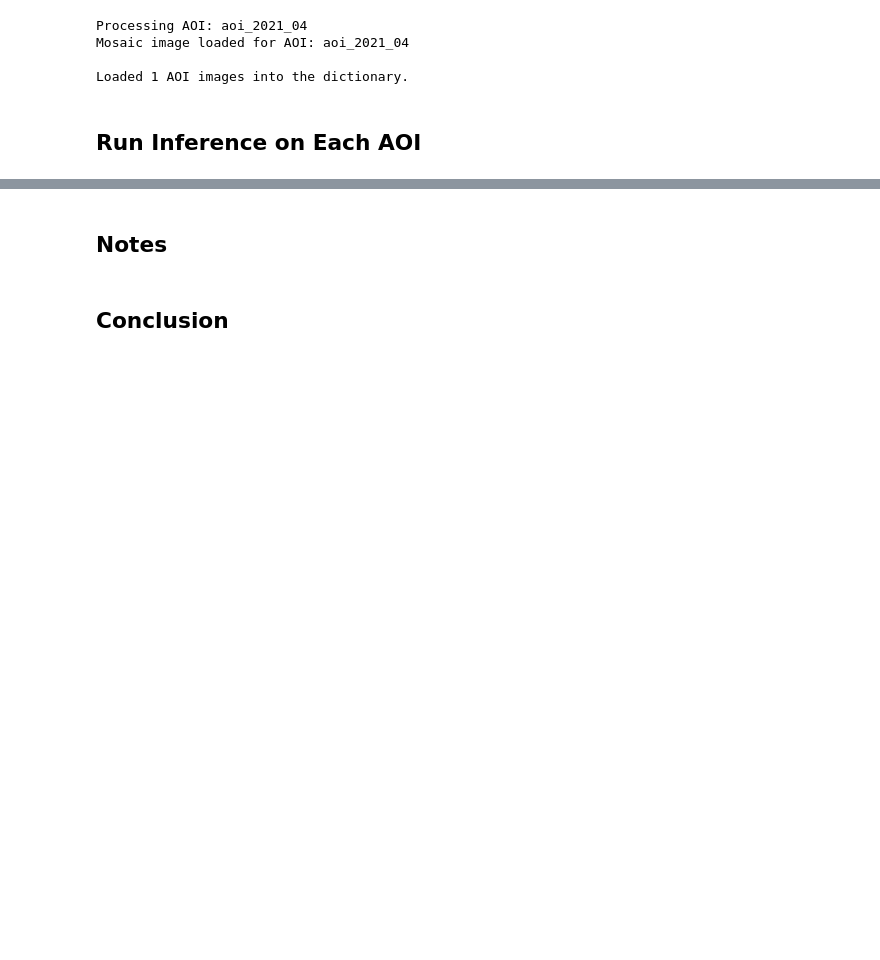
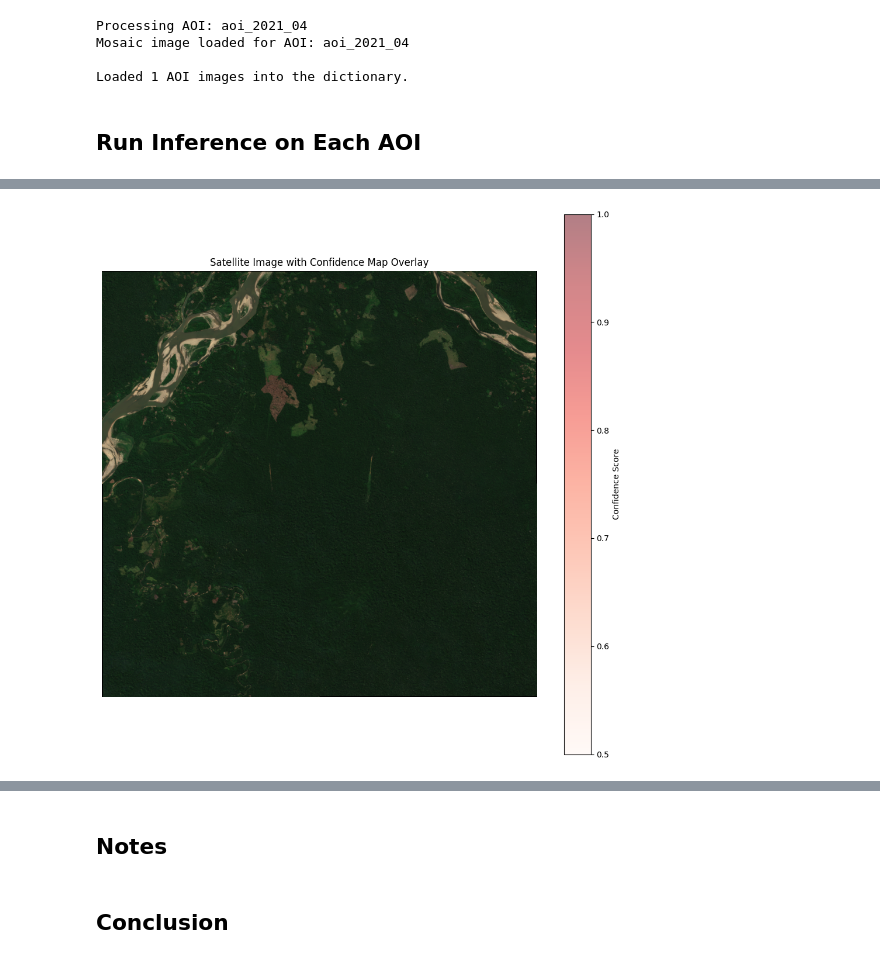
Before and after one commit to emilschmitz/secret-runway-detection, a Jupyter notebook: notebooks/inference.ipynb, the cells around one changed output, grey strips where cells are left out. Drawn from its saved outputs; the diff is of its cells as text; code cells hidden in the pictures; blank space fills up the shorter version.

```diff
--- a/notebooks/inference.ipynb
+++ b/notebooks/inference.ipynb
@@ -266,0 +360,88 @@ for shapefile in aoi_shapefiles:
+# %%
+import numpy as np
+import matplotlib.pyplot as plt
+from matplotlib.patches import Patch
+from skimage.transform import resize
+import matplotlib.colors as mcolors
+import torch
+
+# Function to normalize and prepare the satellite image for display
+def prepare_satellite_image(image_data):
+    # Stack bands into RGB format
+    img_rgb = np.dstack((image_data[0], image_data[1], image_data[2]))
+    # Normalize the image for display
+    img_rgb = img_rgb.astype(float)
+    img_rgb = (img_rgb - img_rgb.min()) / (img_rgb.max() - img_rgb.min())
+    return img_rgb
+
+# Function to overlay the confidence map on the satellite image
+def overlay_confidence_map(satellite_image, confidence_map):
+    print("Overlaying confidence map...")
+    # Convert confidence_map to NumPy array if it's a PyTorch tensor
+    if isinstance(confidence_map, torch.Tensor):
+        confidence_map = confidence_map.detach().cpu().numpy()
+
+    plt.figure(figsize=(12, 12))
+    plt.imshow(satellite_image)
+    plt.title("Satellite Image with Confidence Map Overlay")
+    plt.axis('off')
+
+    # Resize the confidence map to match the satellite image dimensions
+    confidence_map_resized = resize(confidence_map, (satellite_image.shape[0], satellite_image.shape[1]),
+                                    order=1, preserve_range=True, anti_aliasing=False)
+
+    # Create a color map for the confidence map
+    cmap = plt.cm.Reds
+    cmap.set_under(color='none')  # Make values below the threshold transparent
+
+    # Define a threshold for visualization
+    THRESHOLD = 0.5  # Adjust based on your data
+
+    # Overlay the confidence map
+    plt.imshow(confidence_map_resized, cmap=cmap, alpha=0.5, vmin=THRESHOLD, vmax=1)
+
+    # Add a colorbar
+    plt.colorbar(label='Confidence Score')
+
+    plt.show()
+    print("Confidence map plot displayed.")
+
+# Function to overlay the has-strip map on the satellite image
+def overlay_has_strip_map(satellite_image, has_strip_map):
+    print("Overlaying has-strip map...")
+    # Convert has_strip_map to NumPy array if it's a PyTorch tensor
+    if isinstance(has_strip_map, torch.Tensor):
+        has_strip_map = has_strip_map.detach().cpu().numpy()
+
+    plt.figure(figsize=(12, 12))
+    plt.imshow(satellite_image)
+    plt.title("Satellite Image with Has-Strip Map Overlay")
+    plt.axis('off')
+
+    # Resize the has-strip map to match the satellite image dimensions
+    has_strip_map_resized = resize(has_strip_map.astype(float), (satellite_image.shape[0], satellite_image.shape[1]),
+                                   order=0, preserve_range=True, anti_aliasing=False)
+
+    # Create a colormap for the has-strip map
+    cmap = mcolors.ListedColormap(['none', 'red'])
+    bounds = [0, 0.5, 1]
+    norm = mcolors.BoundaryNorm(bounds, cmap.N)
+
+    # Overlay the has-strip map
+    plt.imshow(has_strip_map_resized, cmap=cmap, norm=norm, alpha=0.5)
+
+    # Add a legend
+    legend_elements = [
+        Patch(facecolor='red', edgecolor='red', label='Has-Strip Area')
+    ]
+    plt.legend(handles=legend_elements, loc='lower right')
+
+    plt.show()
+    print("Has-strip map plot displayed.")
+
+# Example usage
+# Assuming you have 'aoi_image', 'confidence_map', and 'has_strip_map' variables
+satellite_image = prepare_satellite_image(aoi_image)
+overlay_confidence_map(satellite_image, confidence_map)
+overlay_has_strip_map(satellite_image, has_strip_map)
+# %% [output]
@@ -266,0 +449 @@ for shapefile in aoi_shapefiles:
+[figure, added]
```
Also changed, not shown: parts of 14 cells of this notebook, 10 other files.
